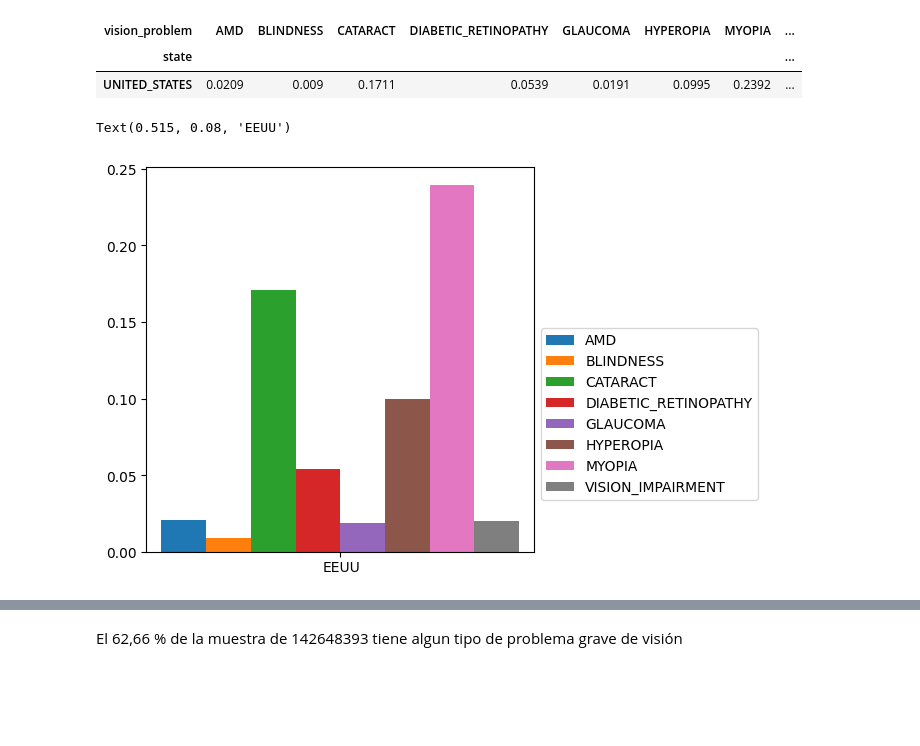
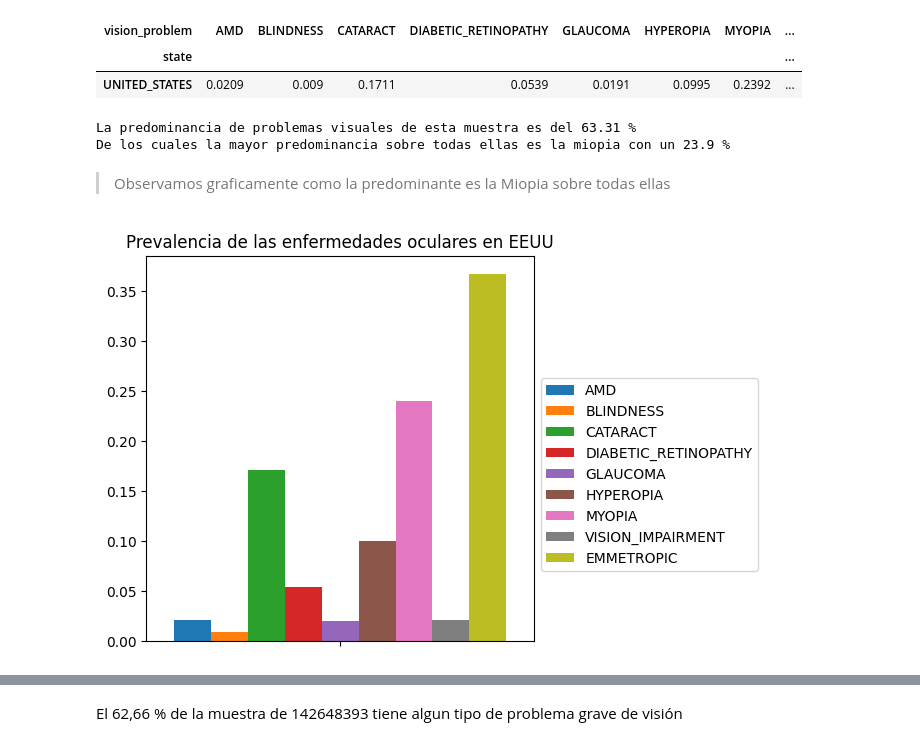
Before and after one commit to Kuja182/Data-Science-PortFolio, a Jupyter notebook: analisis_miopia_EEUU.ipynb, the cells around one changed output, grey strips where cells are left out. Cells and saved outputs as stored; diff of their text form; code cells hidden in the pictures; blank space fills up the shorter version.

```diff
--- a/analisis_miopia_EEUU.ipynb
+++ b/analisis_miopia_EEUU.ipynb
@@ -205,18 +54,36 @@ todo_states
+# %%
+cond_1 = eye_dis["age"] == "ALL"
+cond_2 = eye_dis["race"] == "ALL"
+cond_3 = eye_dis["sex"] == "ALL"
+cond_sts = eye_dis["state"] != "UNITED_STATES"
+cond_usa = eye_dis["state"] == "UNITED_STATES"
+
+eeuu_only_all = eye_dis[cond_1 & cond_2 & cond_3 & cond_usa]
+states_only_all = eye_dis[cond_1 & cond_2 & cond_3 & cond_sts]
 # %%
-EEUU_probl_prv = todo_usa_all.pivot_table(index='state', columns='vision_problem', values='prevalence_rate')
+EEUU_probl_prv = eeuu_only_all.pivot_table(index='state', columns='vision_problem', values='prevalence_rate')
+states_probl_prv = states_only_all.pivot_table(index='state', columns='vision_problem', values='prevalence_rate')
 # %%
 EEUU_probl_prv
 # %% [output]
 | vision_problem | AMD | BLINDNESS | CATARACT | DIABETIC_RETINOPATHY | GLAUCOMA | HYPEROPIA | MYOPIA | ... |
 | state |  |  |  |  |  |  |  | ... |
 | UNITED_STATES | 0.0209 | 0.009 | 0.1711 | 0.0539 | 0.0191 | 0.0995 | 0.2392 | ... |
+# %%
+print("La predominancia de problemas visuales de esta muestra es del",100*EEUU_probl_prv.loc['UNITED_STATES'].sum(),"%")
+print("De los cuales la mayor predominancia sobre todas ellas es la miopia con un",100*(EEUU_probl_prv.loc['UNITED_STATES'].max().round(3)),"%")
+EEUU_probl_prv["EMMETROPIC"] = 1 - EEUU_probl_prv.loc['UNITED_STATES'].sum()  #Añadimos otra columna a este dataframe para visualizar también la gente que no tiene problemas en esta muestra de gente.
+# %% [output]
+La predominancia de problemas visuales de esta muestra es del 63.31 %
+De los cuales la mayor predominancia sobre todas ellas es la miopia con un 23.9 %
+# %% [markdown]
+>Observamos graficamente como la predominante es la Miopia sobre todas ellas
 # %%
 fig, ax = plt.subplots(figsize=(5, 5))
-EEUU_probl_prv.plot(kind="bar", ax=ax, width =6)
-ax.legend(bbox_to_anchor=(1, 0.6), loc='upper left');
+EEUU_probl_prv.plot(kind="bar", ax=ax, width =3)
+ax.legend(bbox_to_anchor=(1, 0.7), loc='upper left');
 ax.set_xlabel("")
 ax.set_xticklabels([])
-fig.text(0.515, 0.08, "EEUU", ha="center", va="center",)
+plt.title("Prevalencia de las enfermedades oculares en EEUU");
 # %% [output]
-Text(0.515, 0.08, 'EEUU')
-[figure, old version]
+[figure, new version]
```
Also changed, not shown: parts of 65 cells of this notebook, 2 other files.
